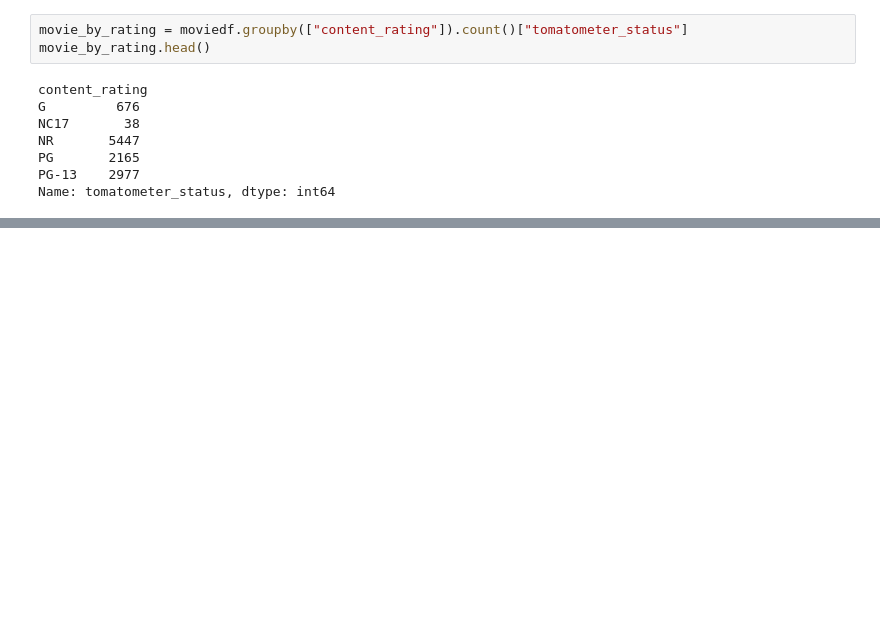
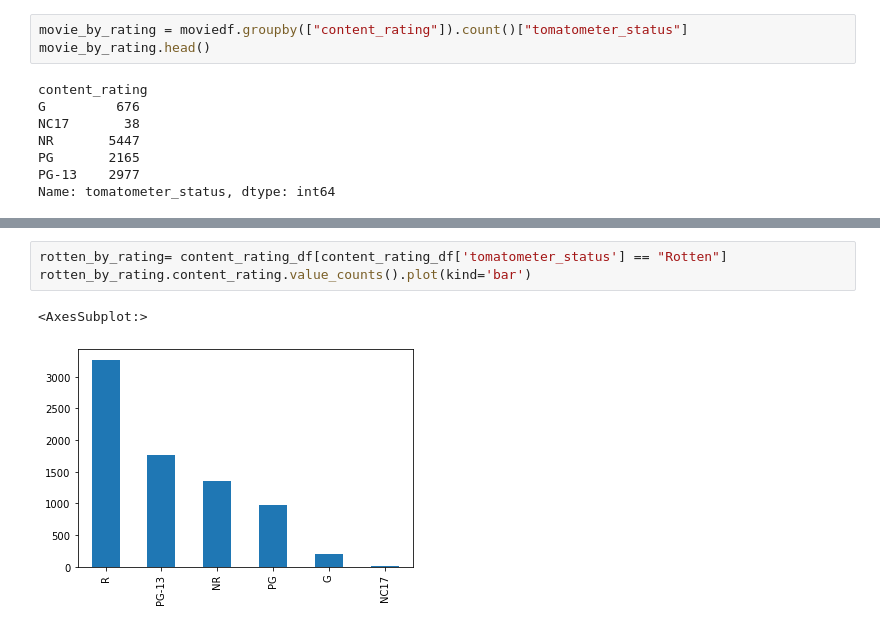
Before and after one commit to devinhughes/Rotten_tomatoes_project, a Jupyter notebook: EDA.ipynb, the cells around one changed output, grey strips where cells are left out. Saved outputs shown, nothing was run; the diff lists cells and outputs as text; blank space fills up the shorter version.

```diff
--- a/EDA.ipynb
+++ b/EDA.ipynb
@@ -249,0 +256,6 @@ Name: tomatometer_status, dtype: int64
+# %%
+rotten_by_rating= content_rating_df[content_rating_df['tomatometer_status'] == "Rotten"]
+rotten_by_rating.content_rating.value_counts().plot(kind='bar')
+# %% [output]
+<AxesSubplot:>
+[figure, added]
```
Also changed, not shown: parts of 16 cells of this notebook.
